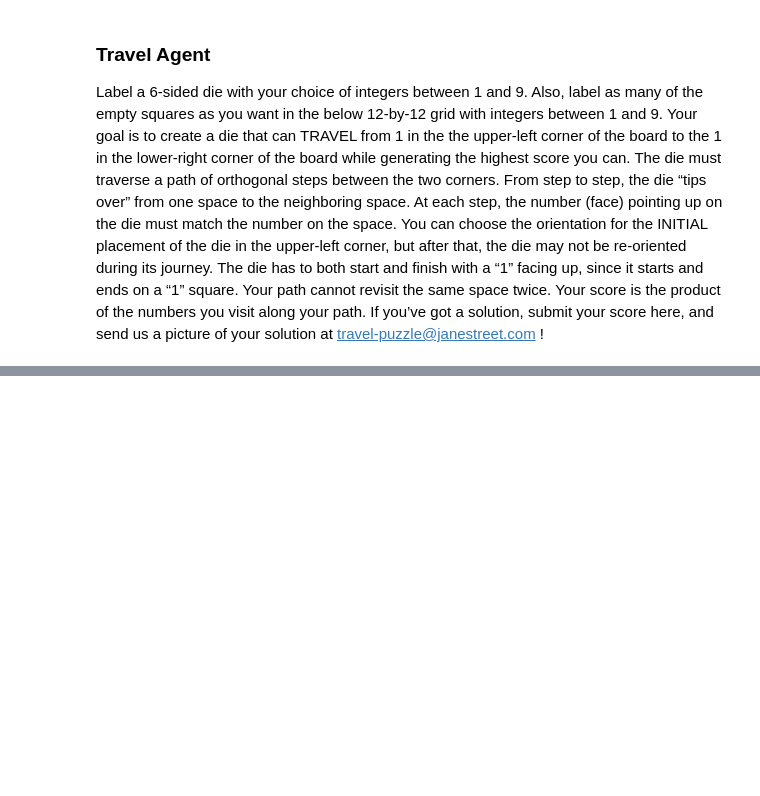
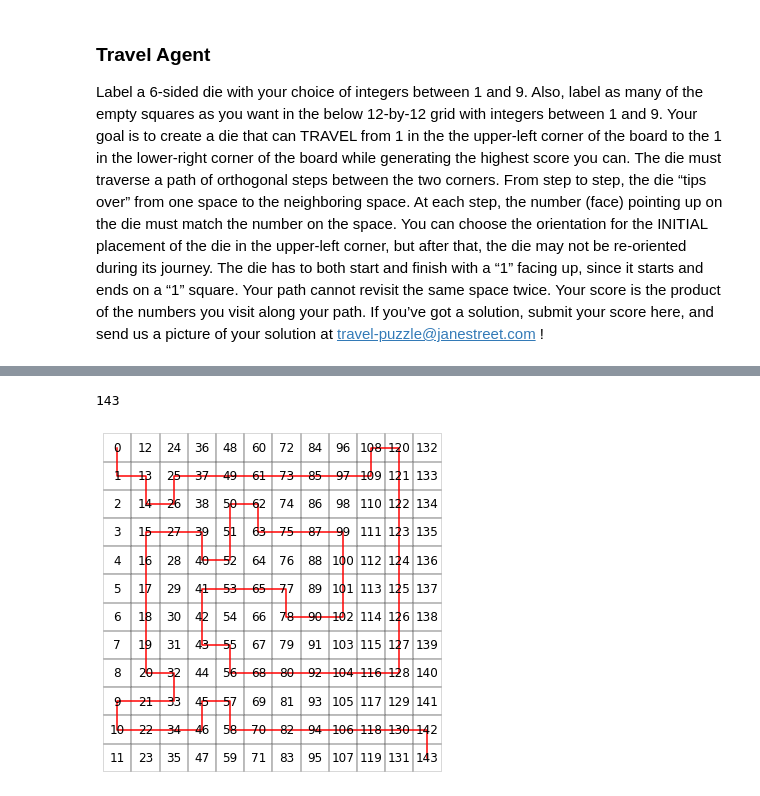
Before and after one commit to gowen100/Jane-Street-Solutions, a Jupyter notebook: 2016_02_TravelAgent.ipynb, the cells around one changed output, grey strips where cells are left out. Saved outputs shown, nothing was run; the diff lists cells and outputs as text; code cells hidden in the pictures; blank space fills up the shorter version.

```diff
--- a/2016_02_TravelAgent.ipynb
+++ b/2016_02_TravelAgent.ipynb
@@ -159,3 +183,26 @@ display(Markdown("\n".join(x[7:11])))
 # %% [markdown]
 
 <img src="https://www.janestreet.com/puzzles/wp-content/uploads/2016/03/feb16_puzzle_solution_trimmed.png" width="400">
+# %%
+path =[0,1,13,14,26,25,37,49,61,73,85,97,109,108,120,121,122,123,124,125,126,127,128,116,104,92,80,68,56,55,43,42,41,53,65,
+       77,78,90,102,101,100,99,87,75,63,62,50,51,52,40,39,27,15,16,17,18,19,20,32,33,21,9,10,22,34,46,45,57,58,70,82,94,106,
+       118,130,142,143]+[143]*(143-77)
+
+print(len(path))
+n=12
+board= [["" for i in range(n)] for j in range(n)]
+for i in range(n**2):
+    board[i % n][i // n] = i
+
+fig,ax = plt.subplots(1,1,figsize=(5,5))
+ax =sns.heatmap(np.zeros((n,n)),annot=board,cbar=False,cmap='Greys',fmt="",linewidths=1,linecolor="k",annot_kws={"size":12,"color":"k"},alpha=.15)
+ax.tick_params(left=False, bottom=False,labelleft=False, labelright=True)
+ax.axis("off")
+xpoints = [i //n+0.5 for i in path]
+ypoints = [i % n+0.5 for i in path]
+plt.plot(xpoints,ypoints,"r")
+plt.tight_layout()
+plt.show()
+# %% [output]
+143
+[figure, added]
```
Also changed, not shown: parts of 5 cells of this notebook.
